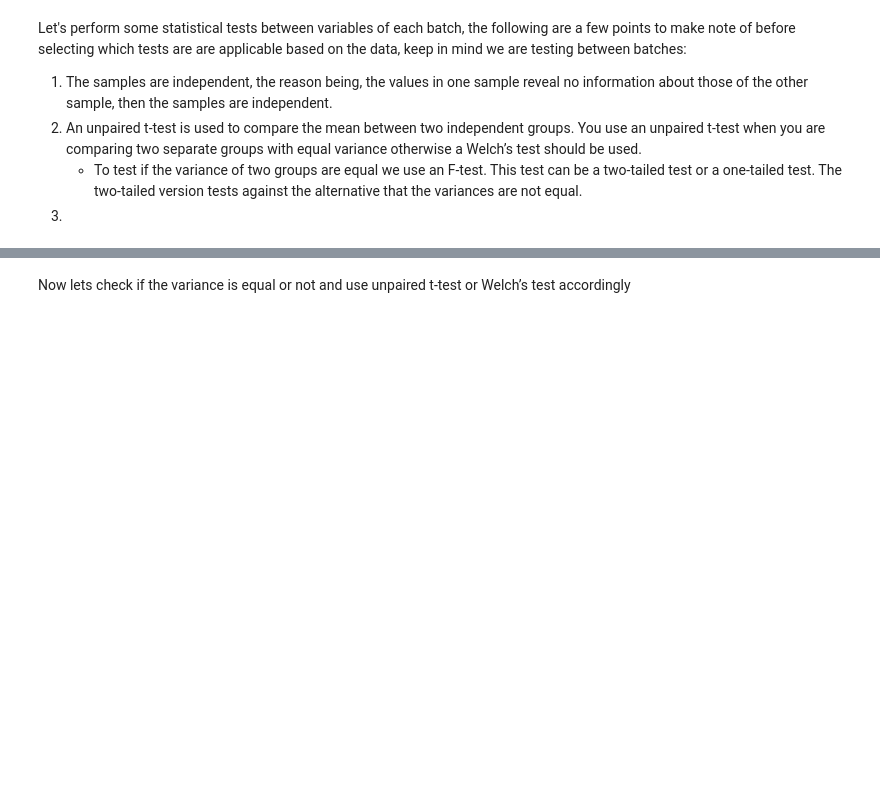
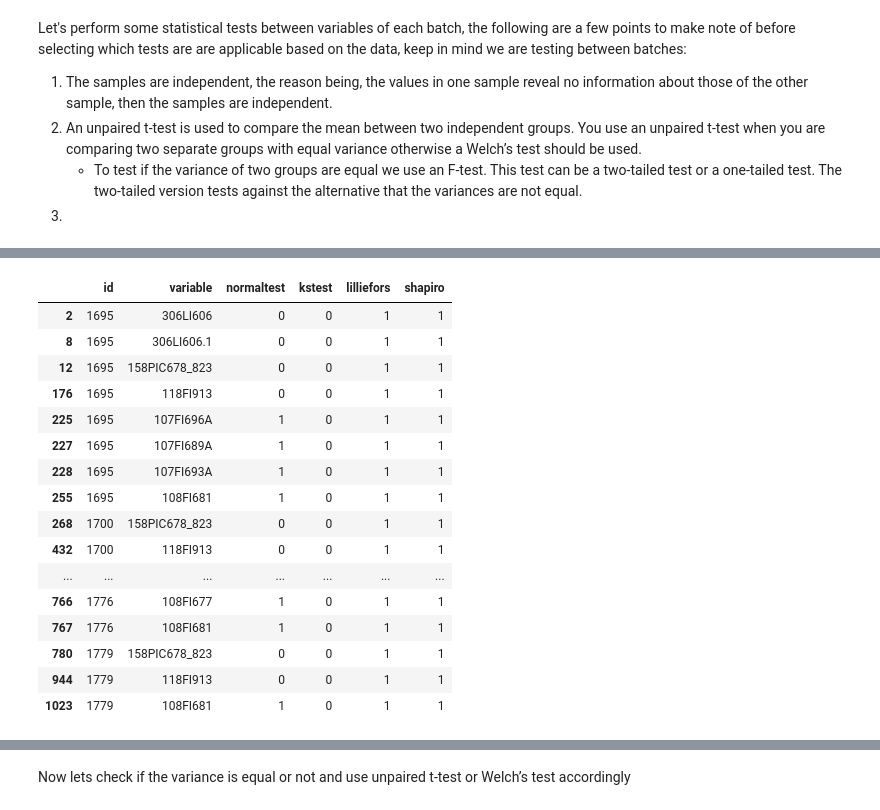
Before and after one commit to xsolinsx/ai-challenge-suanfarma, a Jupyter notebook: nagesh_kommuri/notebooks/statistical_tests.ipynb, the cells around one changed output, grey strips where cells are left out. Cells and saved outputs as stored; diff of their text form; code cells hidden in the pictures; blank space fills up the shorter version.

Commit message:
commiting statistical_tests.ipynb file

```diff
--- a/nagesh_kommuri/notebooks/statistical_tests.ipynb
+++ b/nagesh_kommuri/notebooks/statistical_tests.ipynb
@@ -149,6 +149,26 @@ for i in fdf_ids:
         dictionary  = dict(zipped)
         data.append(dictionary)
 norm_test_results = pd.DataFrame(data)
+# %%
+norm_test_results[(norm_test_results['shapiro'] == 1)]
+# %% [output]
+|  | id | variable | normaltest | kstest | lilliefors | shapiro |
+| 2 | 1695 | 306LI606 | 0 | 0 | 1 | 1 |
+| 8 | 1695 | 306LI606.1 | 0 | 0 | 1 | 1 |
+| 12 | 1695 | 158PIC678_823 | 0 | 0 | 1 | 1 |
+| 176 | 1695 | 118FI913 | 0 | 0 | 1 | 1 |
+| 225 | 1695 | 107FI696A | 1 | 0 | 1 | 1 |
+| 227 | 1695 | 107FI689A | 1 | 0 | 1 | 1 |
+| 228 | 1695 | 107FI693A | 1 | 0 | 1 | 1 |
+| 255 | 1695 | 108FI681 | 1 | 0 | 1 | 1 |
+| 268 | 1700 | 158PIC678_823 | 0 | 0 | 1 | 1 |
+| 432 | 1700 | 118FI913 | 0 | 0 | 1 | 1 |
+| ... | ... | ... | ... | ... | ... | ... |
+| 766 | 1776 | 108FI677 | 1 | 0 | 1 | 1 |
+| 767 | 1776 | 108FI681 | 1 | 0 | 1 | 1 |
+| 780 | 1779 | 158PIC678_823 | 0 | 0 | 1 | 1 |
+| 944 | 1779 | 118FI913 | 0 | 0 | 1 | 1 |
+| 1023 | 1779 | 108FI681 | 1 | 0 | 1 | 1 |
 # %%
 myseries = norm_test_results[(norm_test_results['shapiro'] == 1)]# | (norm_test_results['lilliefors'] == 1)]
 myseries = myseries.groupby('variable').id.nunique()
```
Also changed, not shown: parts of 9 cells of this notebook.
